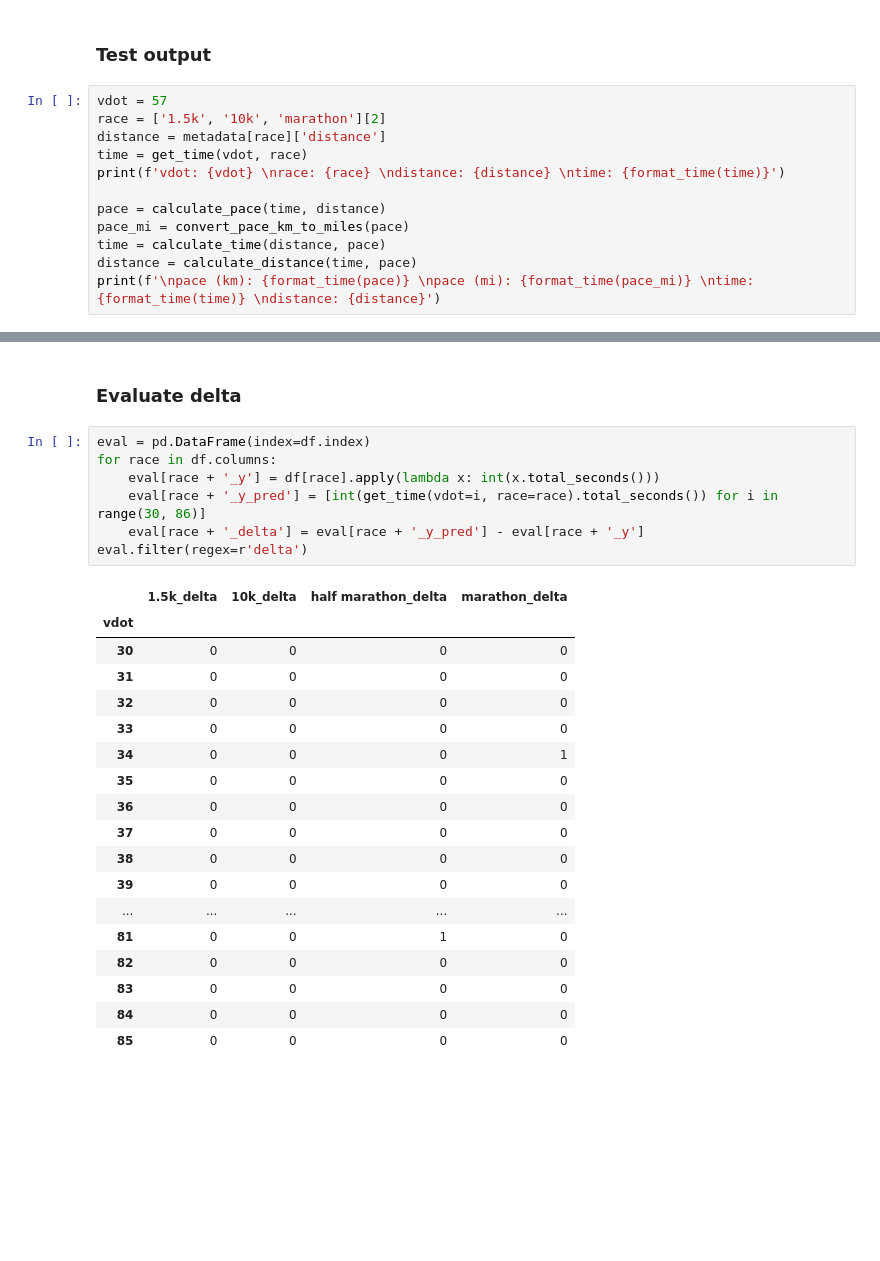
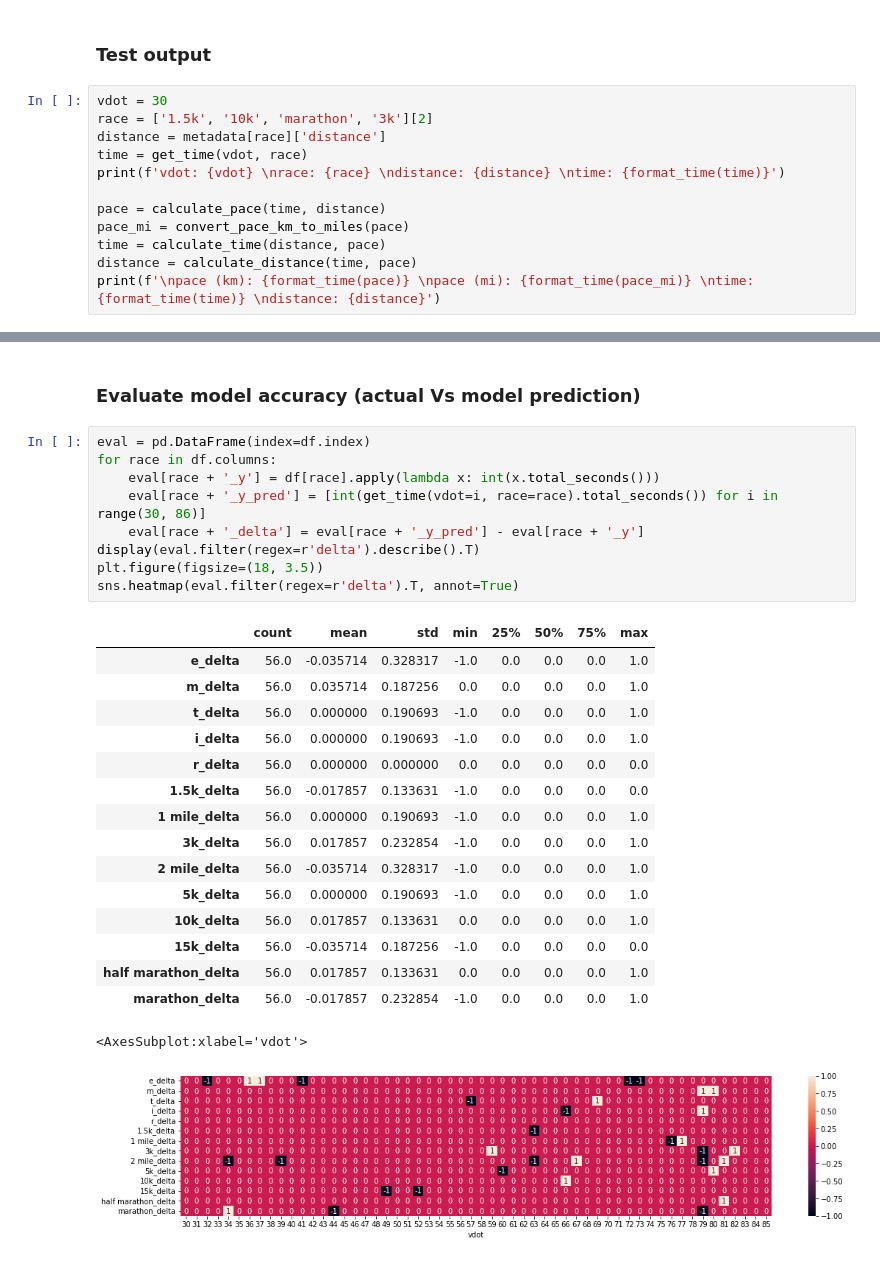
Before and after one commit to justin4480/vdot-pace, a Jupyter notebook: vdot_lr.ipynb, the cells around one changed output, grey strips where cells are left out. Saved outputs shown, nothing was run; the diff lists cells and outputs as text; blank space fills up the shorter version.

```diff
--- a/vdot_lr.ipynb
+++ b/vdot_lr.ipynb
@@ -181,8 +336,8 @@ def format_time(td: datetime.timedelta, strip: bool=True):
 # %% [markdown]
 ### Test output
 # %%
-vdot = 57
-race = ['1.5k', '10k', 'marathon'][2]
+vdot = 30
+race = ['1.5k', '10k', 'marathon', '3k'][2]
 distance = metadata[race]['distance']
 time = get_time(vdot, race)
 print(f'vdot: {vdot} \nrace: {race} \ndistance: {distance} \ntime: {format_time(time)}')
@@ -204,29 +359,30 @@ time: 2:50:45
 distance: 42.195
-# %% [markdown]
-### Evaluate delta
+# %% [markdown]
+### Evaluate model accuracy (actual Vs model prediction)
 # %%
 eval = pd.DataFrame(index=df.index)
 for race in df.columns:
     eval[race + '_y'] = df[race].apply(lambda x: int(x.total_seconds()))
     eval[race + '_y_pred'] = [int(get_time(vdot=i, race=race).total_seconds()) for i in range(30, 86)]
     eval[race + '_delta'] = eval[race + '_y_pred'] - eval[race + '_y']
-eval.filter(regex=r'delta')
+display(eval.filter(regex=r'delta').describe().T)
+plt.figure(figsize=(18, 3.5))
+sns.heatmap(eval.filter(regex=r'delta').T, annot=True)
 # %% [output]
-|  | 1.5k_delta | 10k_delta | half marathon_delta | marathon_delta |
-| vdot |  |  |  |  |
-| 30 | 0 | 0 | 0 | 0 |
-| 31 | 0 | 0 | 0 | 0 |
-| 32 | 0 | 0 | 0 | 0 |
-| 33 | 0 | 0 | 0 | 0 |
-| 34 | 0 | 0 | 0 | 1 |
-| 35 | 0 | 0 | 0 | 0 |
-| 36 | 0 | 0 | 0 | 0 |
-| 37 | 0 | 0 | 0 | 0 |
-| 38 | 0 | 0 | 0 | 0 |
-| 39 | 0 | 0 | 0 | 0 |
-| ... | ... | ... | ... | ... |
-| 81 | 0 | 0 | 1 | 0 |
-| 82 | 0 | 0 | 0 | 0 |
-| 83 | 0 | 0 | 0 | 0 |
-| 84 | 0 | 0 | 0 | 0 |
-| 85 | 0 | 0 | 0 | 0 |
+|  | count | mean | std | min | 25% | 50% | 75% | max |
+| e_delta | 56.0 | -0.035714 | 0.328317 | -1.0 | 0.0 | 0.0 | 0.0 | 1.0 |
+| m_delta | 56.0 | 0.035714 | 0.187256 | 0.0 | 0.0 | 0.0 | 0.0 | 1.0 |
+| t_delta | 56.0 | 0.000000 | 0.190693 | -1.0 | 0.0 | 0.0 | 0.0 | 1.0 |
+| i_delta | 56.0 | 0.000000 | 0.190693 | -1.0 | 0.0 | 0.0 | 0.0 | 1.0 |
+| r_delta | 56.0 | 0.000000 | 0.000000 | 0.0 | 0.0 | 0.0 | 0.0 | 0.0 |
+| 1.5k_delta | 56.0 | -0.017857 | 0.133631 | -1.0 | 0.0 | 0.0 | 0.0 | 0.0 |
+| 1 mile_delta | 56.0 | 0.000000 | 0.190693 | -1.0 | 0.0 | 0.0 | 0.0 | 1.0 |
+| 3k_delta | 56.0 | 0.017857 | 0.232854 | -1.0 | 0.0 | 0.0 | 0.0 | 1.0 |
+| 2 mile_delta | 56.0 | -0.035714 | 0.328317 | -1.0 | 0.0 | 0.0 | 0.0 | 1.0 |
+| 5k_delta | 56.0 | 0.000000 | 0.190693 | -1.0 | 0.0 | 0.0 | 0.0 | 1.0 |
+| 10k_delta | 56.0 | 0.017857 | 0.133631 | 0.0 | 0.0 | 0.0 | 0.0 | 1.0 |
+| 15k_delta | 56.0 | -0.035714 | 0.187256 | -1.0 | 0.0 | 0.0 | 0.0 | 0.0 |
+| half marathon_delta | 56.0 | 0.017857 | 0.133631 | 0.0 | 0.0 | 0.0 | 0.0 | 1.0 |
+| marathon_delta | 56.0 | -0.017857 | 0.232854 | -1.0 | 0.0 | 0.0 | 0.0 | 1.0 |
+<AxesSubplot:xlabel='vdot'>
+[figure, added]
```
Also changed, not shown: parts of 22 cells of this notebook, 1 other file.
